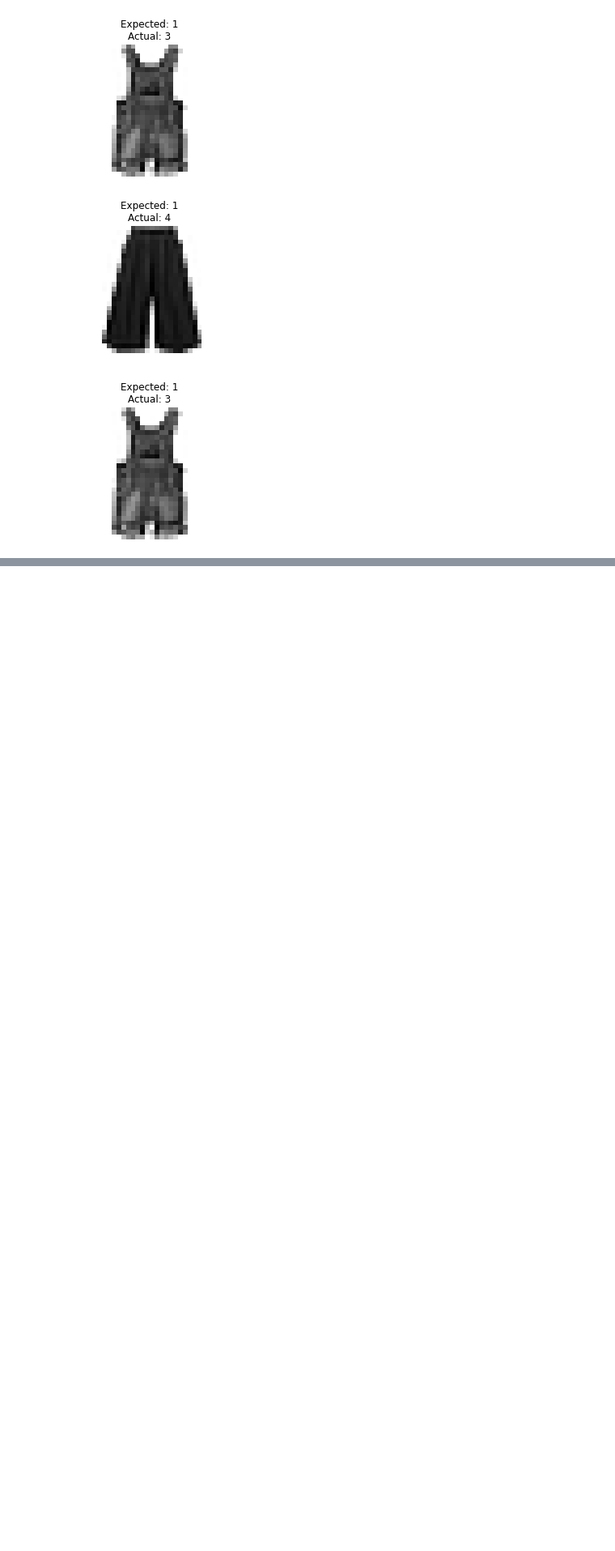
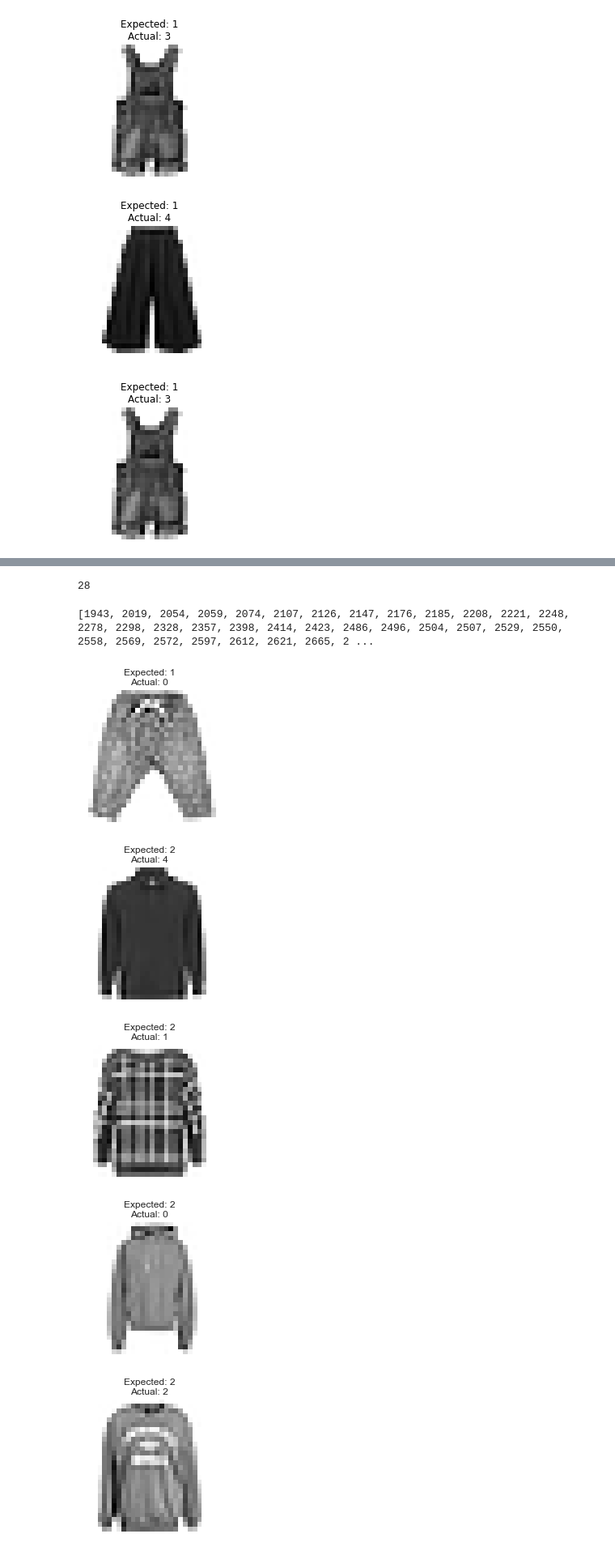
Before and after one commit to jasonmrimer/cse590-machine-learning, a Jupyter notebook: homework4/comparison.ipynb, the cells around one changed output, grey strips where cells are left out. Shown at 81% size. Cells and saved outputs as stored; diff of their text form; code cells hidden in the pictures; blank space fills up the shorter version.

```diff
--- a/homework4/comparison.ipynb
+++ b/homework4/comparison.ipynb
@@ -362,0 +374,32 @@ for item in c1_hard_mlp:
+# %%
+c4_easy_mlp, c4_hard_svm = extract_easy_vs_hard(pred_proba_class_4_mlp, pred_proba_class_4_svm)
+print(len(c4_easy_mlp))
+# %% [output]
+28
+# %%
+for item in c4_easy_mlp:
+    display_item_in_28x28(plt, X_test[item], y_test[item], mlp_predictions[item])
+# %%
+for item in c4_hard_svm:
+    display_item_in_28x28(plt, X_test[item], y_test[item], svm_predictions[item])
+# %%
+hard_both = []
+
+for i in range(len(pred_proba_class_2_svm)):
+    if 0.25 <= pred_proba_class_2_svm[i] <= 0.75 and 0.25 <= pred_proba_class_2_mlp[i] <= 0.75:
+        hard_both.append(i)
+
+print(hard_both)
+# %% [output]
+[1943, 2019, 2054, 2059, 2074, 2107, 2126, 2147, 2176, 2185, 2208, 2221, 2248, 2278, 2298, 2328, 2357, 2398, 2414, 2423, 2486, 2496, 2504, 2507, 2529, 2550, 2558, 2569, 2572, 2597, 2612, 2621, 2665, 2 ...
+# %%
+display_item_in_28x28(plt, X_test[hard_both[0]], y_test[hard_both[0]], svm_predictions[hard_both[0]])
+
+for item in hard_both[5:10]:
+    display_item_in_28x28(plt, X_test[item], y_test[item], svm_predictions[item])
+# %% [output]
+[figure, added]
+[figure, added]
+[figure, added]
+[figure, added]
+[figure, added]
```
Also changed, not shown: parts of 17 cells of this notebook, 1 other file.
